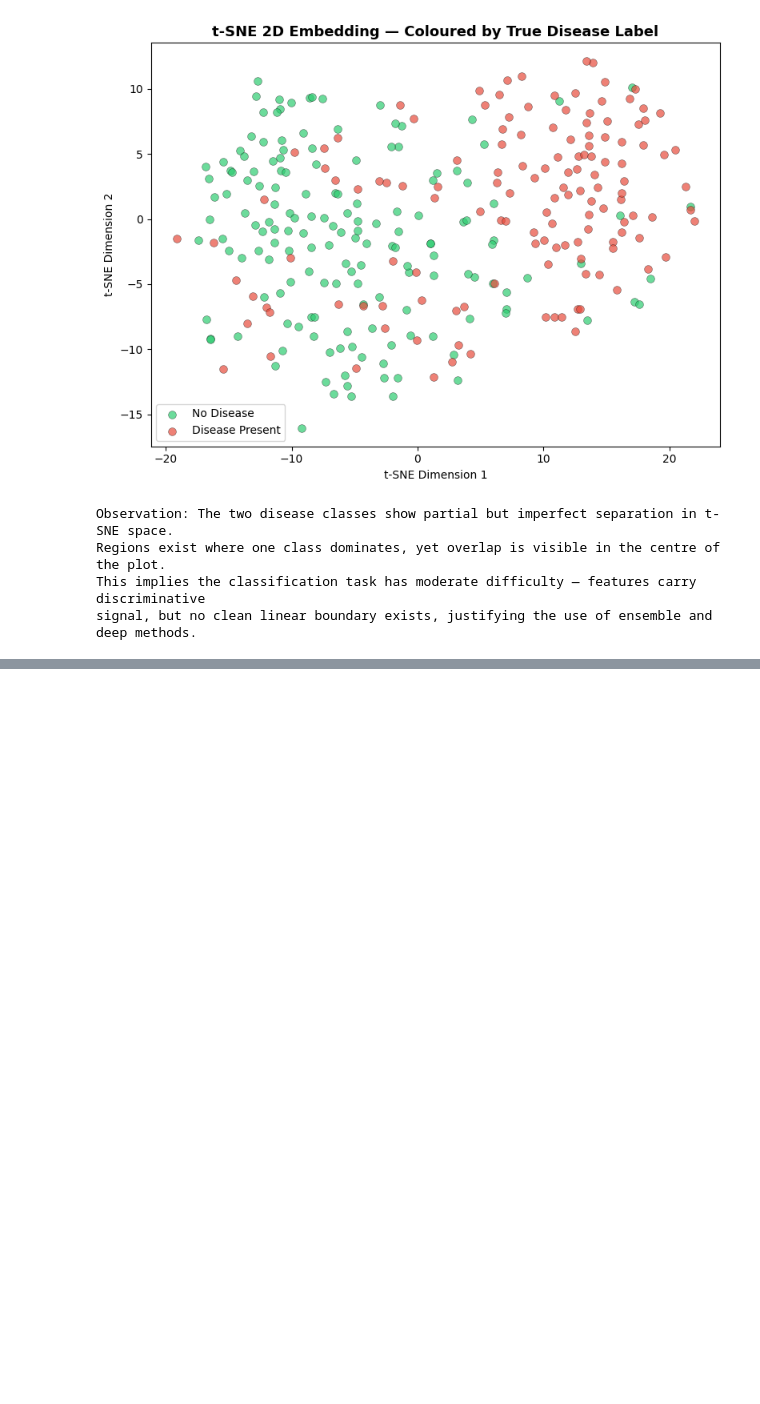
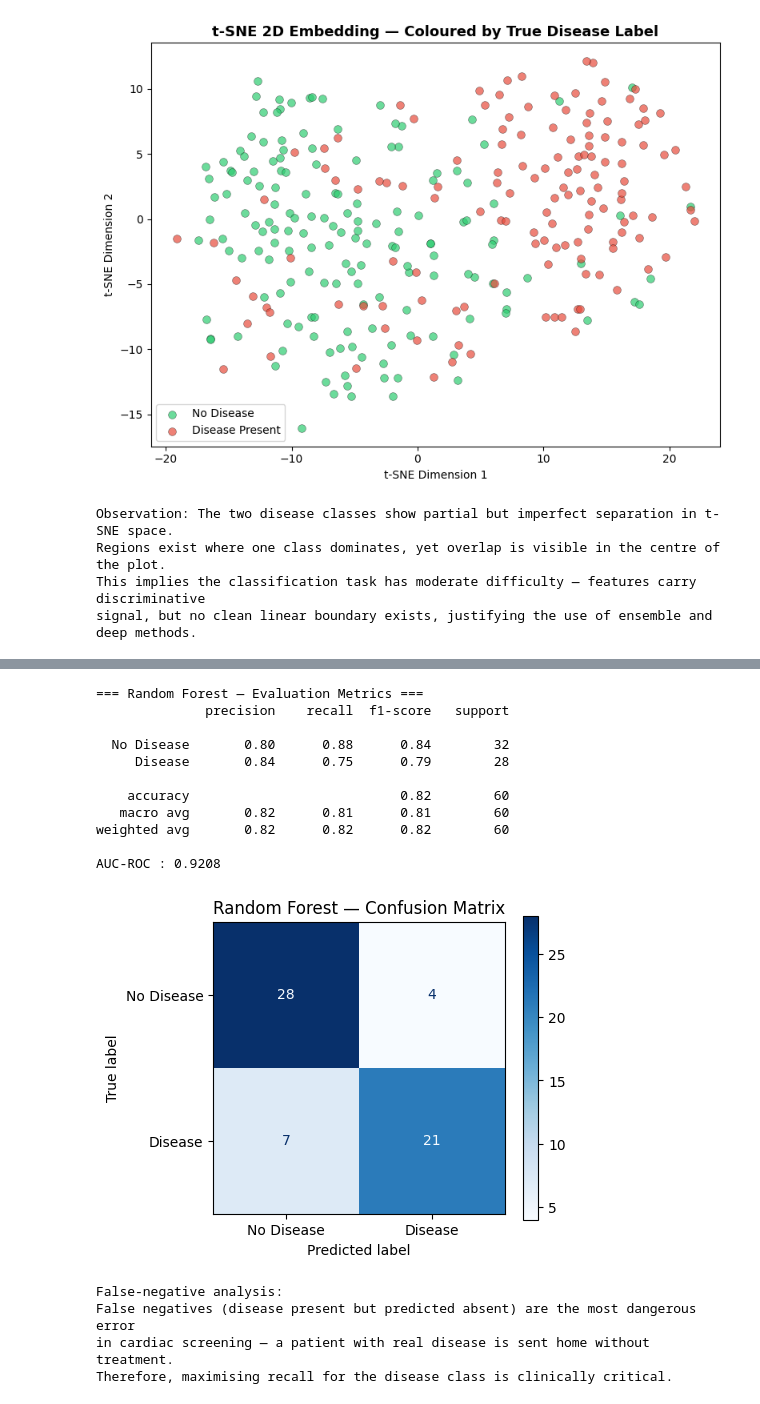
Before and after one commit to Saif-Murtaza/DataMining-Assignment-04, a Jupyter notebook: 23i-2588_4_datamining.ipynb, the cells around one changed output, grey strips where cells are left out. Drawn from its saved outputs; the diff is of its cells as text; code cells hidden in the pictures; blank space fills up the shorter version.

```diff
--- a/23i-2588_4_datamining.ipynb
+++ b/23i-2588_4_datamining.ipynb
@@ -542,0 +646,48 @@ signal, but no clean linear boundary exists, justifying the use of ensemble and
+# %%
+# ── Evaluation
+import time
+
+t0 = time.time()
+rf_best.fit(X_train_sm, y_train_sm)
+rf_train_time = time.time() - t0
+
+y_pred_rf  = rf_best.predict(X_test_enc)
+y_prob_rf  = rf_best.predict_proba(X_test_enc)[:, 1]
+
+rf_acc  = accuracy_score(y_test, y_pred_rf)
+rf_f1   = f1_score(y_test, y_pred_rf, average='macro')
+rf_auc  = roc_auc_score(y_test, y_prob_rf)
+rf_rec  = f1_score(y_test, y_pred_rf, average=None)[1]  # recall for disease class
+
+print('=== Random Forest — Evaluation Metrics ===')
+print(classification_report(y_test, y_pred_rf, target_names=['No Disease', 'Disease']))
+print(f'AUC-ROC : {rf_auc:.4f}')
+
+fig, ax = plt.subplots(figsize=(5, 4))
+ConfusionMatrixDisplay.from_predictions(y_test, y_pred_rf,
+    display_labels=['No Disease', 'Disease'], cmap='Blues', ax=ax)
+ax.set_title('Random Forest — Confusion Matrix')
+plt.tight_layout()
+plt.show()
+
+print('False-negative analysis:')
+print('False negatives (disease present but predicted absent) are the most dangerous error')
+print('in cardiac screening — a patient with real disease is sent home without treatment.')
+print('Therefore, maximising recall for the disease class is clinically critical.')
+# %% [output]
+=== Random Forest — Evaluation Metrics ===
+              precision    recall  f1-score   support
+
+  No Disease       0.80      0.88      0.84        32
+     Disease       0.84      0.75      0.79        28
+
+    accuracy                           0.82        60
+   macro avg       0.82      0.81      0.81        60
+weighted avg       0.82      0.82      0.82        60
+
+AUC-ROC : 0.9208
+[figure, added]
+False-negative analysis:
+False negatives (disease present but predicted absent) are the most dangerous error
+in cardiac screening — a patient with real disease is sent home without treatment.
+Therefore, maximising recall for the disease class is clinically critical.
```
Also changed, not shown: parts of 4 cells of this notebook.
